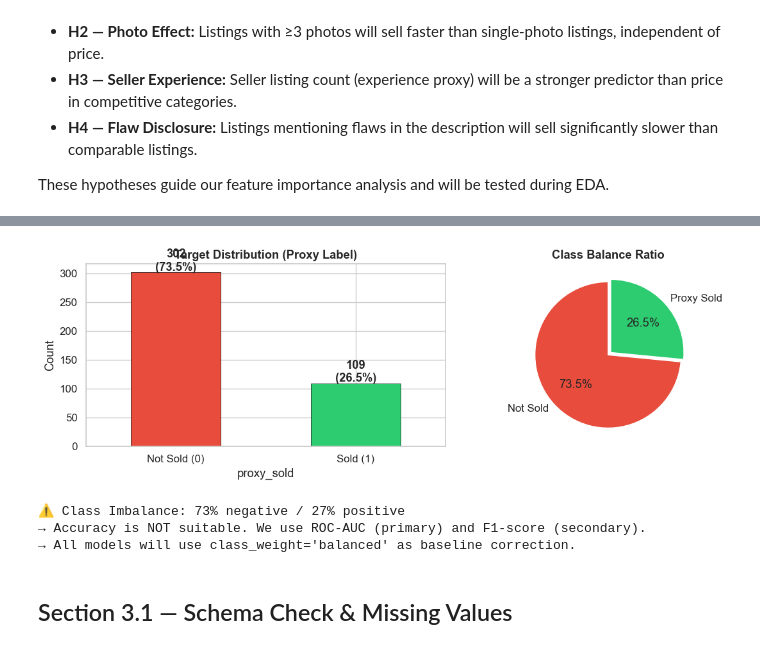
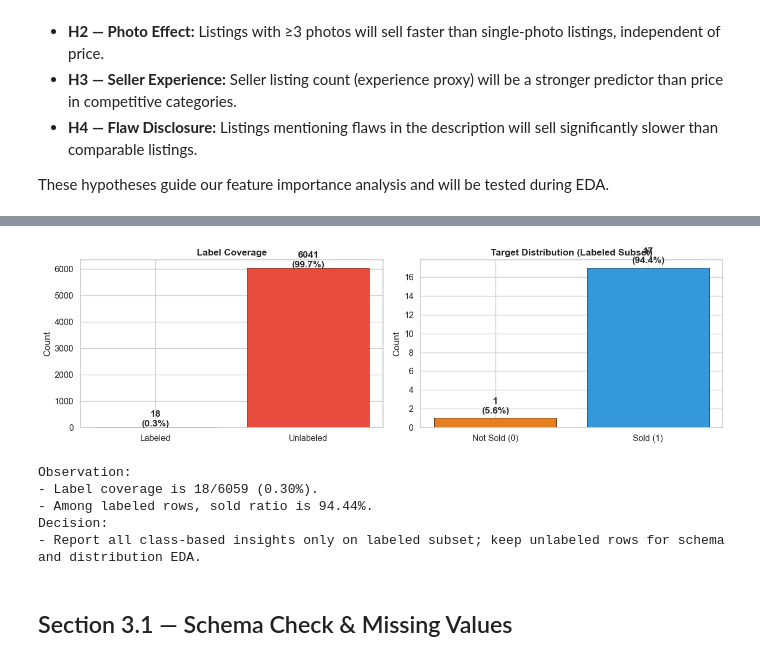
Before and after one commit to thefcan/dolap-sale-prediction, a Jupyter notebook: notebooks/01_eda_presentation.ipynb, the cells around one changed output, grey strips where cells are left out. Cells and saved outputs as stored; diff of their text form; code cells hidden in the pictures.

```diff
--- a/notebooks/01_eda_presentation.ipynb
+++ b/notebooks/01_eda_presentation.ipynb
@@ -113,34 +139,46 @@ Proxy target distribution: {0: 302, 1: 109}
 # %%
-# ── Target Distribution ───────────────────────────────────────────────────────
-fig, axes = plt.subplots(1, 2, figsize=(12, 4))
+# Section 2 output: target coverage + target distribution on labeled subset
+fig, axes = plt.subplots(1, 2, figsize=(13, 4))
 
-# Bar chart
-target_counts = df["proxy_sold"].value_counts()
-colors = ["#e74c3c" if x == 0 else "#2ecc71" for x in target_counts.index]
-target_counts.plot.bar(ax=axes[0], color=colors, edgecolor="black", linewidth=0.5)
-axes[0].set_title("Target Distribution (Proxy Label)", fontweight="bold")
-axes[0].set_xlabel("proxy_sold")
+coverage_counts = df["is_labeled"].value_counts().reindex([1, 0], fill_value=0)
+coverage_labels = ["Labeled", "Unlabeled"]
+coverage_colors = ["#2ecc71", "#e74c3c"]
+axes[0].bar(coverage_labels, coverage_counts.values, color=coverage_colors, edgecolor="black", linewidth=0.5)
+axes[0].set_title("Label Coverage", fontweight="bold")
 axes[0].set_ylabel("Count")
-axes[0].set_xticklabels(["Not Sold (0)", "Sold (1)"], rotation=0)
-for i, v in enumerate(target_counts):
-    axes[0].text(i, v + 3, f"{v}\n({v/len(df)*100:.1f}%)", ha="center", fontweight="bold")
+for i, v in enumerate(coverage_counts.values):
+    axes[0].text(i, v + max(1, len(df) * 0.005), f"{int(v)}\n({v/len(df)*100:.1f}%)", ha="center", fontweight="bold")
 
-# Pie chart
-axes[1].pie(target_counts, labels=["Not Sold", "Proxy Sold"], autopct="%1.1f%%",
-            colors=["#e74c3c", "#2ecc71"], startangle=90, explode=(0, 0.05))
-axes[1].set_title("Class Balance Ratio", fontweight="bold")
+labeled_df = df[df["proxy_sold"].notna()].copy()
+if len(labeled_df) > 0:
+    target_counts = labeled_df["proxy_sold"].astype(int).value_counts().reindex([0, 1], fill_value=0)
+    axes[1].bar(["Not Sold (0)", "Sold (1)"], target_counts.values, color=["#e67e22", "#3498db"], edgecolor="black", linewidth=0.5)
+    axes[1].set_title("Target Distribution (Labeled Subset)", fontweight="bold")
+    axes[1].set_ylabel("Count")
+    for i, v in enumerate(target_counts.values):
+        axes[1].text(i, v + max(0.5, len(labeled_df) * 0.02), f"{int(v)}\n({(v/max(1,len(labeled_df))*100):.1f}%)", ha="center", fontweight="bold")
+else:
+    axes[1].text(0.5, 0.5, "No labeled rows available", ha="center", va="center", transform=axes[1].transAxes)
+    axes[1].set_title("Target Distribution (Labeled Subset)", fontweight="bold")
+    axes[1].set_axis_off()
 
 plt.tight_layout()
 plt.show()
 
-print(f"\n⚠️ Class Imbalance: {target_counts[0]/len(df)*100:.0f}% negative / {target_counts[1]/len(df)*100:.0f}% positive")
-print("→ Accuracy is NOT suitable. We use ROC-AUC (primary) and F1-score (secondary).")
-print("→ All models will use class_weight='balanced' as baseline correction.")
+print("Observation:")
+print(f"- Label coverage is {coverage_counts.get(1, 0)}/{len(df)} ({coverage_counts.get(1,0)/len(df)*100:.2f}%).")
+if len(labeled_df) > 0:
+    sold_ratio = (labeled_df["proxy_sold"] == 1).mean() * 100
+    print(f"- Among labeled rows, sold ratio is {sold_ratio:.2f}%.")
+print("Decision:")
+print("- Report all class-based insights only on labeled subset; keep unlabeled rows for schema and distribution EDA.")
 # %% [output]
-[figure, old version]
+[figure, new version]
-⚠️ Class Imbalance: 73% negative / 27% positive
-→ Accuracy is NOT suitable. We use ROC-AUC (primary) and F1-score (secondary).
-→ All models will use class_weight='balanced' as baseline correction.
+Observation:
+- Label coverage is 18/6059 (0.30%).
+- Among labeled rows, sold ratio is 94.44%.
+Decision:
+- Report all class-based insights only on labeled subset; keep unlabeled rows for schema and distribution EDA.
 # %% [markdown]
 ## Section 3.1 — Schema Check & Missing Values
 # %%
```
Also changed, not shown: parts of 23 cells of this notebook, 6 other files.
